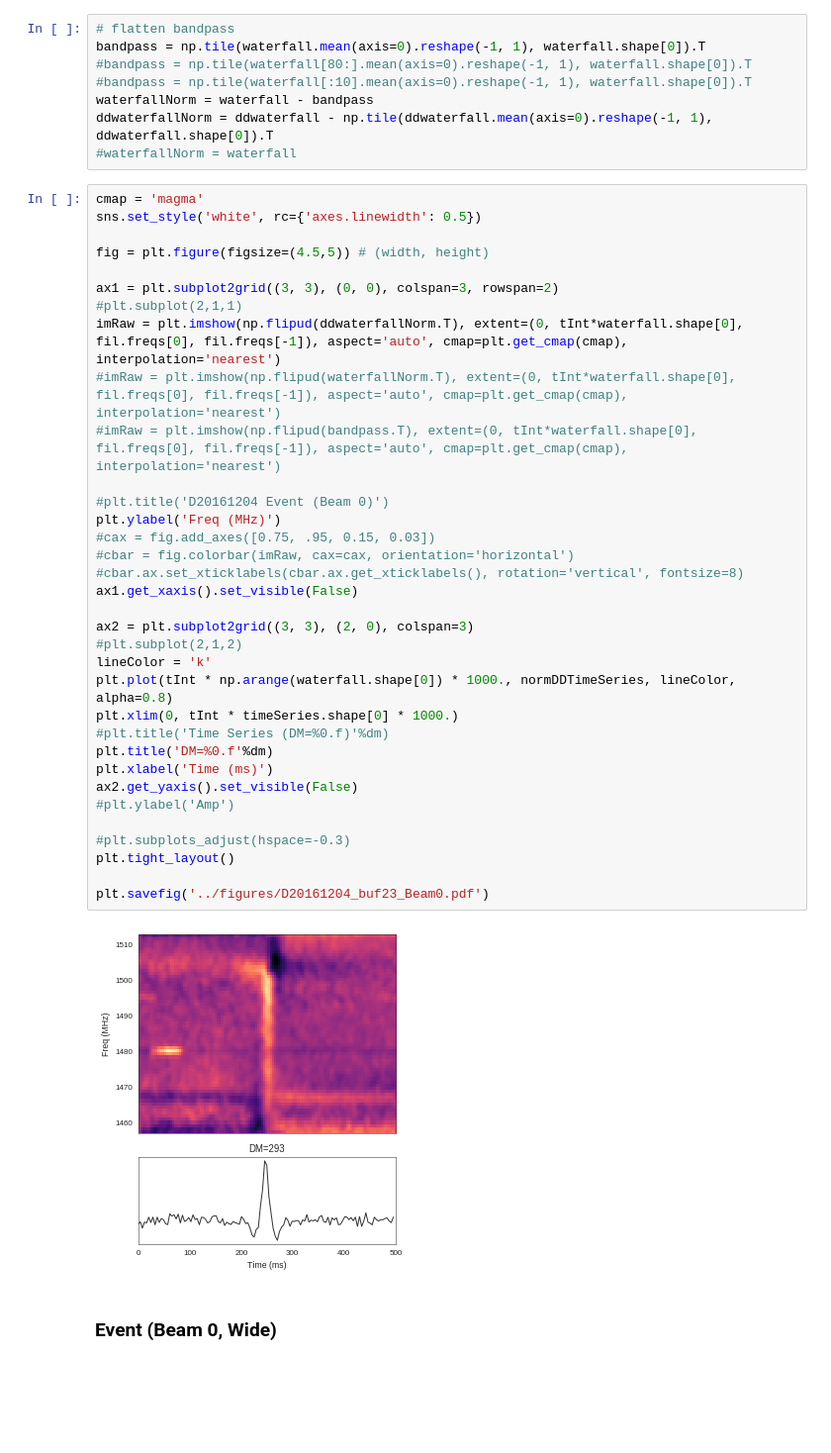
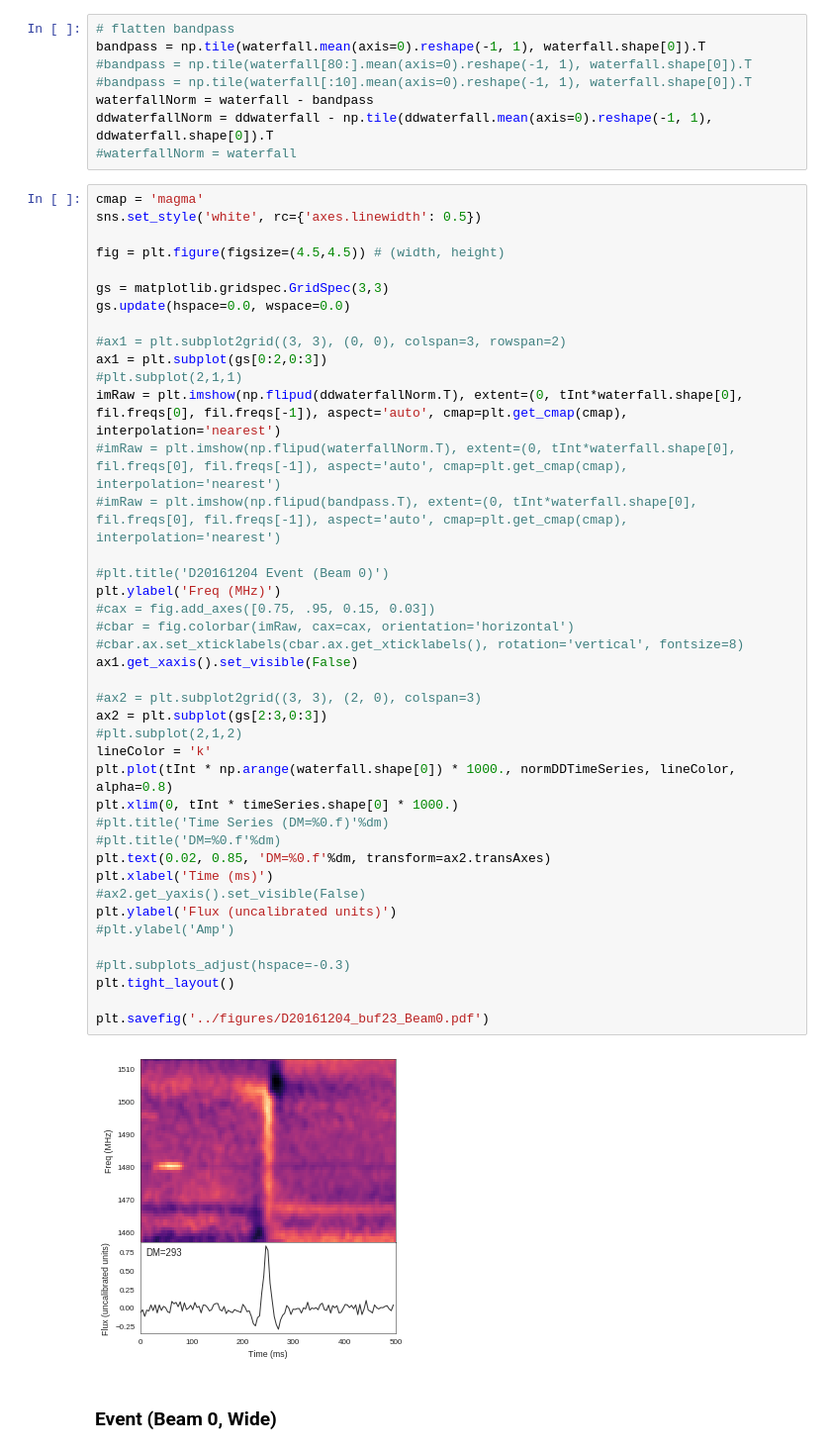
Before and after one commit to griffinfoster/terrestrial-frb-letter, a Jupyter notebook: notebooks/ALFABURST_events.ipynb, the cells around one changed output. Shown at 99% size. Drawn from its saved outputs; the diff is of its cells as text; blank space fills up the shorter version.

Commit message:
extra figures

```diff
--- a/notebooks/ALFABURST_events.ipynb
+++ b/notebooks/ALFABURST_events.ipynb
@@ -106,39 +107,46 @@ ddwaterfallNorm = ddwaterfall - np.tile(ddwaterfall.mean(axis=0).reshape(-1, 1),
 # %%
 cmap = 'magma'
 sns.set_style('white', rc={'axes.linewidth': 0.5})
 
-fig = plt.figure(figsize=(4.5,5)) # (width, height)
+fig = plt.figure(figsize=(4.5,4.5)) # (width, height)
 
-ax1 = plt.subplot2grid((3, 3), (0, 0), colspan=3, rowspan=2)
+gs = matplotlib.gridspec.GridSpec(3,3)
+gs.update(hspace=0.0, wspace=0.0)
+
+#ax1 = plt.subplot2grid((3, 3), (0, 0), colspan=3, rowspan=2)
+ax1 = plt.subplot(gs[0:2,0:3])
 #plt.subplot(2,1,1)
 imRaw = plt.imshow(np.flipud(ddwaterfallNorm.T), extent=(0, tInt*waterfall.shape[0], fil.freqs[0], fil.freqs[-1]), aspect='auto', cmap=plt.get_cmap(cmap), interpolation='nearest')
 #imRaw = plt.imshow(np.flipud(waterfallNorm.T), extent=(0, tInt*waterfall.shape[0], fil.freqs[0], fil.freqs[-1]), aspect='auto', cmap=plt.get_cmap(cmap), interpolation='nearest')
 #imRaw = plt.imshow(np.flipud(bandpass.T), extent=(0, tInt*waterfall.shape[0], fil.freqs[0], fil.freqs[-1]), aspect='auto', cmap=plt.get_cmap(cmap), interpolation='nearest')
 
 #plt.title('D20161204 Event (Beam 0)')
 plt.ylabel('Freq (MHz)')
 #cax = fig.add_axes([0.75, .95, 0.15, 0.03])
 #cbar = fig.colorbar(imRaw, cax=cax, orientation='horizontal')
 #cbar.ax.set_xticklabels(cbar.ax.get_xticklabels(), rotation='vertical', fontsize=8)
 ax1.get_xaxis().set_visible(False)
 
-ax2 = plt.subplot2grid((3, 3), (2, 0), colspan=3)
+#ax2 = plt.subplot2grid((3, 3), (2, 0), colspan=3)
+ax2 = plt.subplot(gs[2:3,0:3])
 #plt.subplot(2,1,2)
 lineColor = 'k'
 plt.plot(tInt * np.arange(waterfall.shape[0]) * 1000., normDDTimeSeries, lineColor, alpha=0.8)
 plt.xlim(0, tInt * timeSeries.shape[0] * 1000.)
 #plt.title('Time Series (DM=%0.f)'%dm)
-plt.title('DM=%0.f'%dm)
+#plt.title('DM=%0.f'%dm)
+plt.text(0.02, 0.85, 'DM=%0.f'%dm, transform=ax2.transAxes)
 plt.xlabel('Time (ms)')
-ax2.get_yaxis().set_visible(False)
+#ax2.get_yaxis().set_visible(False)
+plt.ylabel('Flux (uncalibrated units)')
 #plt.ylabel('Amp')
 
 #plt.subplots_adjust(hspace=-0.3)
 plt.tight_layout()
 
 plt.savefig('../figures/D20161204_buf23_Beam0.pdf')
 # %% [output]
-[figure, old version]
+[figure, new version]
 # %% [markdown]
 ### Event (Beam 0, Wide)
 # %%
```
Also changed, not shown: parts of 3 cells of this notebook, 15 other files.
